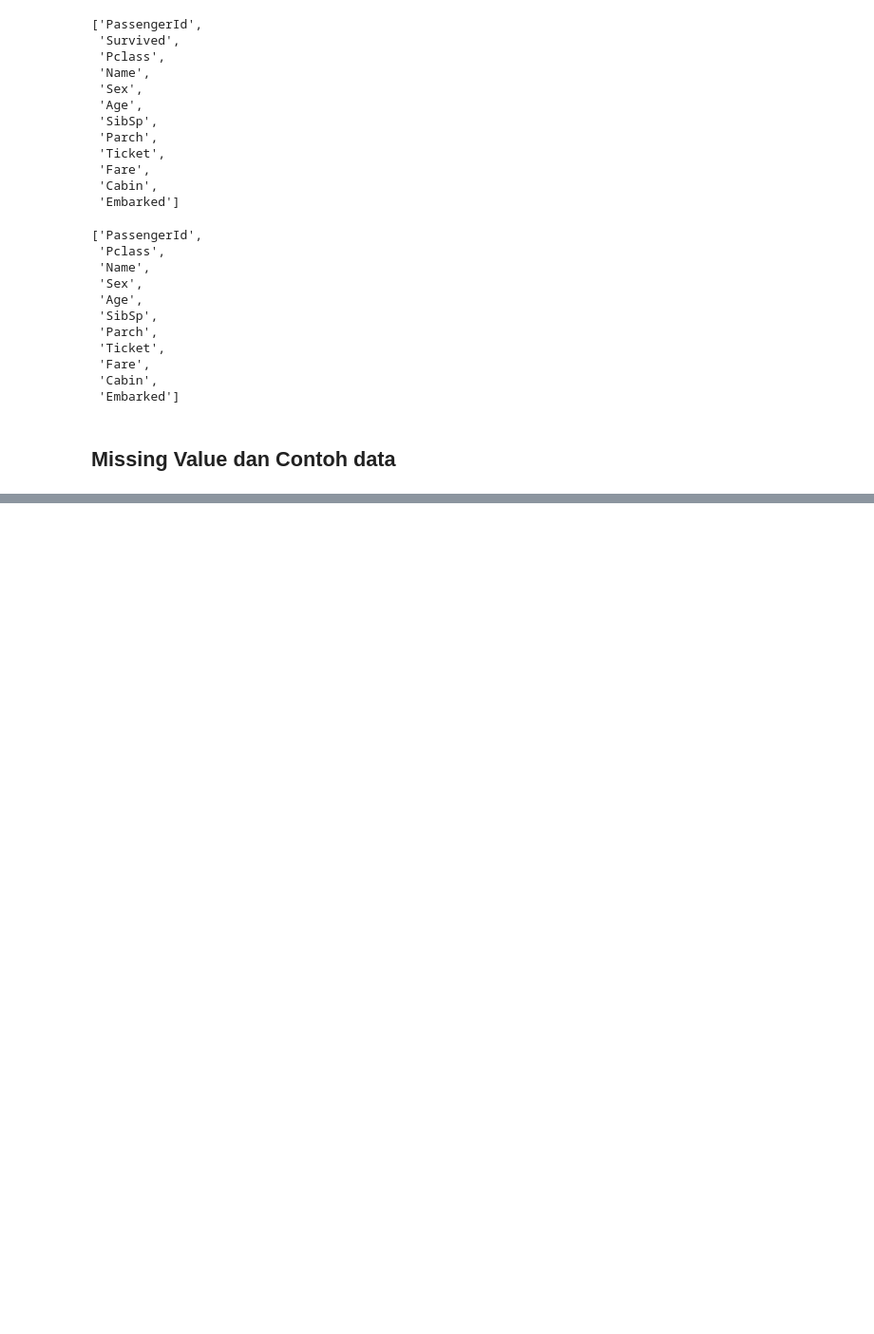
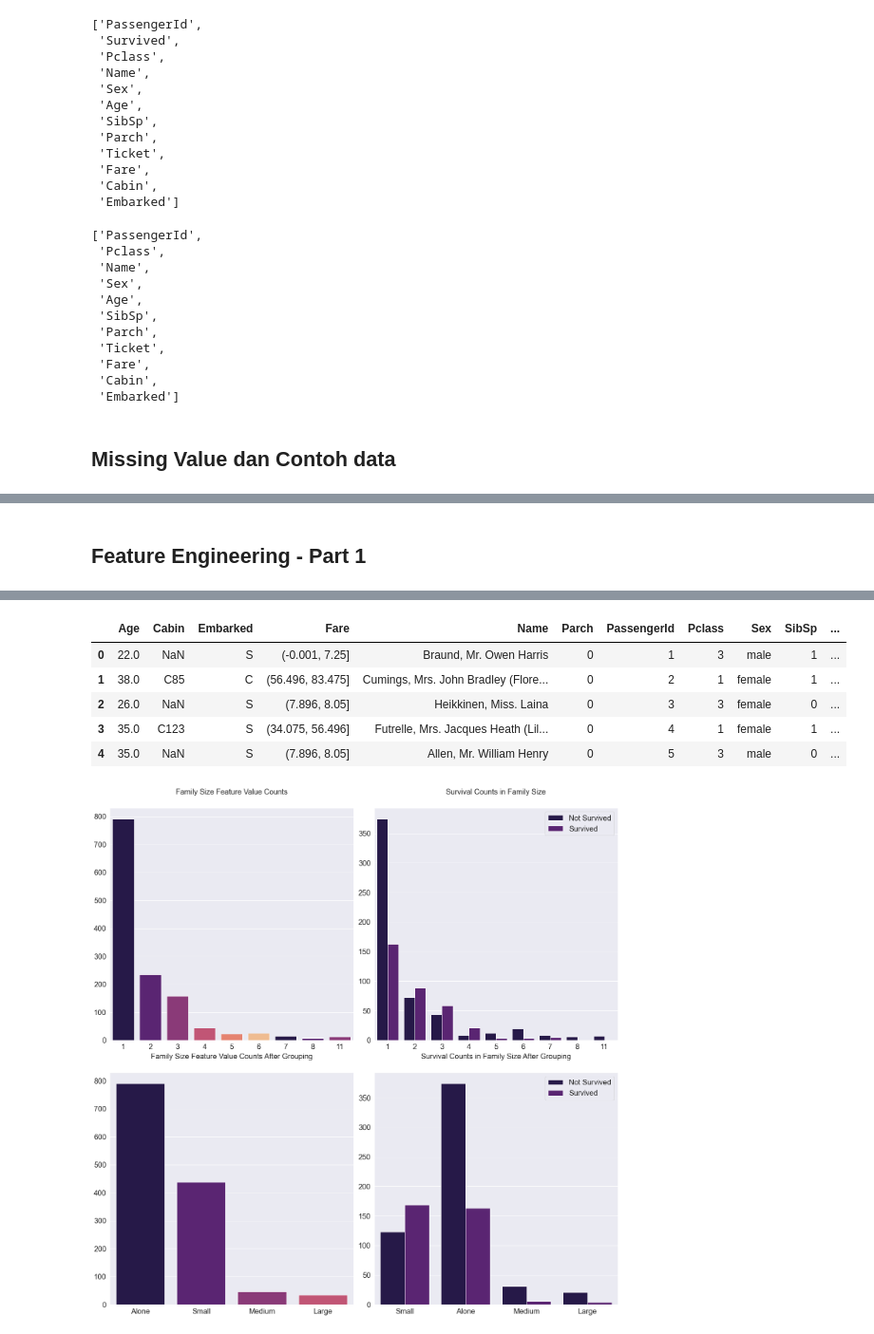
Before and after one commit to UsepSyaikalArifin/Application-File-PT-Bukit-Makmur-Mandiri-Utama-BUMA-, a Jupyter notebook: Kelas Penerapan di Industri/Basic Feature Discovering for Machine Learning/Jupyter Notebook/main.ipynb, the cells around one changed output, grey strips where cells are left out. Shown at 95% size. Cells and saved outputs as stored; diff of their text form; code cells hidden in the pictures; blank space fills up the shorter version.

```diff
--- a/Kelas Penerapan di Industri/Basic Feature Discovering for Machine Learning/Jupyter Notebook/main.ipynb
+++ b/Kelas Penerapan di Industri/Basic Feature Discovering for Machine Learning/Jupyter Notebook/main.ipynb
@@ -203,0 +357,71 @@ None
+# %% [markdown]
+## Feature Engineering - Part 1
+# %%
+# display(df_all.head())
+df_all["Family_Size"] = df_all["SibSp"] + df_all["Parch"] + 1
+# display(df_all["Family_Size"].unique())
+display(df_all.head())
+
+fig, axs = plt.subplots(figsize=(20, 20), ncols=2, nrows=2)
+plt.subplots_adjust(right=1.5)
+
+sns.barplot(
+            x=df_all["Family_Size"].value_counts().index,
+            y=df_all["Family_Size"].value_counts().values,
+            ax = axs[0][0],
+            palette=colors
+           )
+
+sns.countplot(
+                x="Family_Size",
+                hue="Survived",
+                data=df_all,
+                ax=axs[0][1],
+                palette=colors
+             )
+
+axs[0][0].set_title("Family Size Feature Value Counts", size=20, y=1.05)
+axs[0][1].set_title("Survival Counts in Family Size", size=20, y=1.05)
+
+family_map = {
+                1: 'Alone',
+                2: 'Small',
+                3: 'Small',
+                4: 'Small',
+                5: 'Medium',
+                6: 'Medium',
+                7: 'Large',
+                8: 'Large',
+                11: 'Large'
+             }
+df_all["Family_Size_Group"] = df_all["Family_Size"].map(family_map)
+display(df_all.head())
+
+sns.barplot(
+            x=df_all["Family_Size_Group"].value_counts().index,
+            y=df_all["Family_Size_Group"].value_counts().values,
+            ax=axs[1][0],
+            palette=colors
+           )
+sns.countplot(
+                x="Family_Size_Group",
+                hue="Survived",
+                data=df_all,
+                ax=axs[1][1],
+                palette=colors
+             )
+
+axs[1][0].set_title('Family Size Feature Value Counts After Grouping', size=20, y=1.05)
+axs[1][1].set_title('Survival Counts in Family Size After Grouping', size=20, y=1.05)
+
+for i in range(2):
+    axs[i][1].legend(['Not Survived', 'Survived'], loc='upper right', prop={'size': 20})
+    for j in range(2):
+        axs[i][j].tick_params(axis='x', labelsize=20)
+        axs[i][j].tick_params(axis='y', labelsize=20)
+        axs[i][j].set_xlabel('')
+        axs[i][j].set_ylabel('')
+
+plt.tight_layout()
+plt.show()
+# %% [output]
@@ -203,0 +434,7 @@ None
+|  | Age | Cabin | Embarked | Fare | Name | Parch | PassengerId | Pclass | Sex | SibSp | ... |
+| 0 | 22.0 | NaN | S | (-0.001, 7.25] | Braund, Mr. Owen Harris | 0 | 1 | 3 | male | 1 | ... |
+| 1 | 38.0 | C85 | C | (56.496, 83.475] | Cumings, Mrs. John Bradley (Flore... | 0 | 2 | 1 | female | 1 | ... |
+| 2 | 26.0 | NaN | S | (7.896, 8.05] | Heikkinen, Miss. Laina | 0 | 3 | 3 | female | 0 | ... |
+| 3 | 35.0 | C123 | S | (34.075, 56.496] | Futrelle, Mrs. Jacques Heath (Lil... | 0 | 4 | 1 | female | 1 | ... |
+| 4 | 35.0 | NaN | S | (7.896, 8.05] | Allen, Mr. William Henry | 0 | 5 | 3 | male | 0 | ... |
+[figure, added]
```
Also changed, not shown: parts of 13 cells of this notebook.
